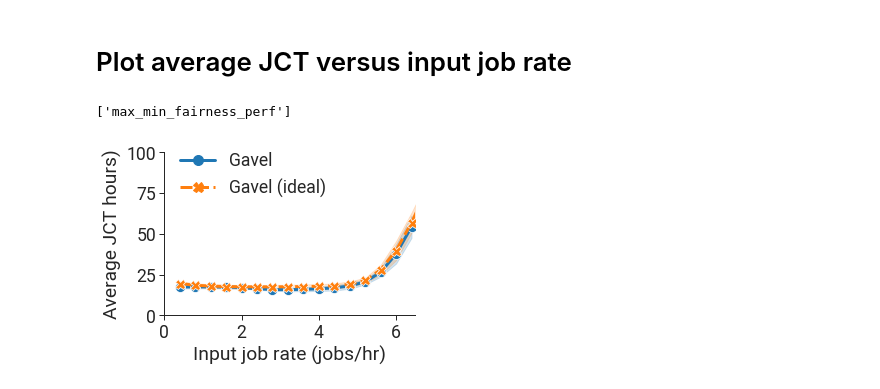
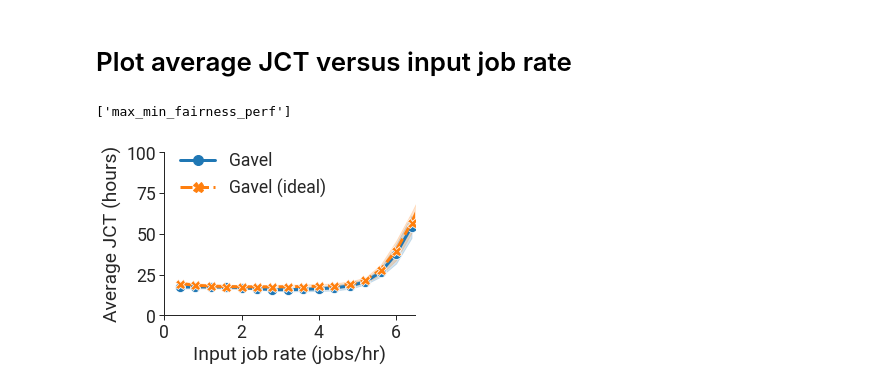
Before and after one commit to stanford-futuredata/gavel, a Jupyter notebook: scheduler/notebooks/figures/evaluation/continuous_jobs_ideal.ipynb, the cells around one changed output. Cells and saved outputs as stored; diff of their text form; code cells hidden in the pictures.

```diff
--- a/scheduler/notebooks/figures/evaluation/continuous_jobs_ideal.ipynb
+++ b/scheduler/notebooks/figures/evaluation/continuous_jobs_ideal.ipynb
@@ -168,21 +168,21 @@ mechanism_2880_logfile_paths = sorted(get_logfile_paths(
 # %%
 all_logfile_paths = [mechanism_logfile_paths, ideal_logfile_paths]
 label_modifiers = ["", " (ideal)"]
 plot_metric_vs_inverse_lambda(
     all_logfile_paths,
     label_modifiers,
     v100s=36, p100s=36, k80s=36,
     policies=["max_min_fairness_perf"],
     metric_fn=lambda x: average_jct_fn(x, min_job_id=4000, max_job_id=5000),
-    metric_label="Average JCT hours)",
+    metric_label="Average JCT (hours)",
     xmax=6.5,
     ymax=100.0,
     extrapolate=False,
     output_filename="continuous_jobs/single_gpu_las_ideal_v100=36_p100=36_k80=36.pdf"
 )
 # %% [output]
 ['max_min_fairness_perf']
-[figure, old version]
+[figure, new version]
 # %%
 all_logfile_paths = [mechanism_logfile_paths, mechanism_720_logfile_paths, mechanism_1440_logfile_paths,
                      mechanism_2880_logfile_paths]
```
Also changed, not shown: parts of 1 cell of this notebook, 3 other files.
